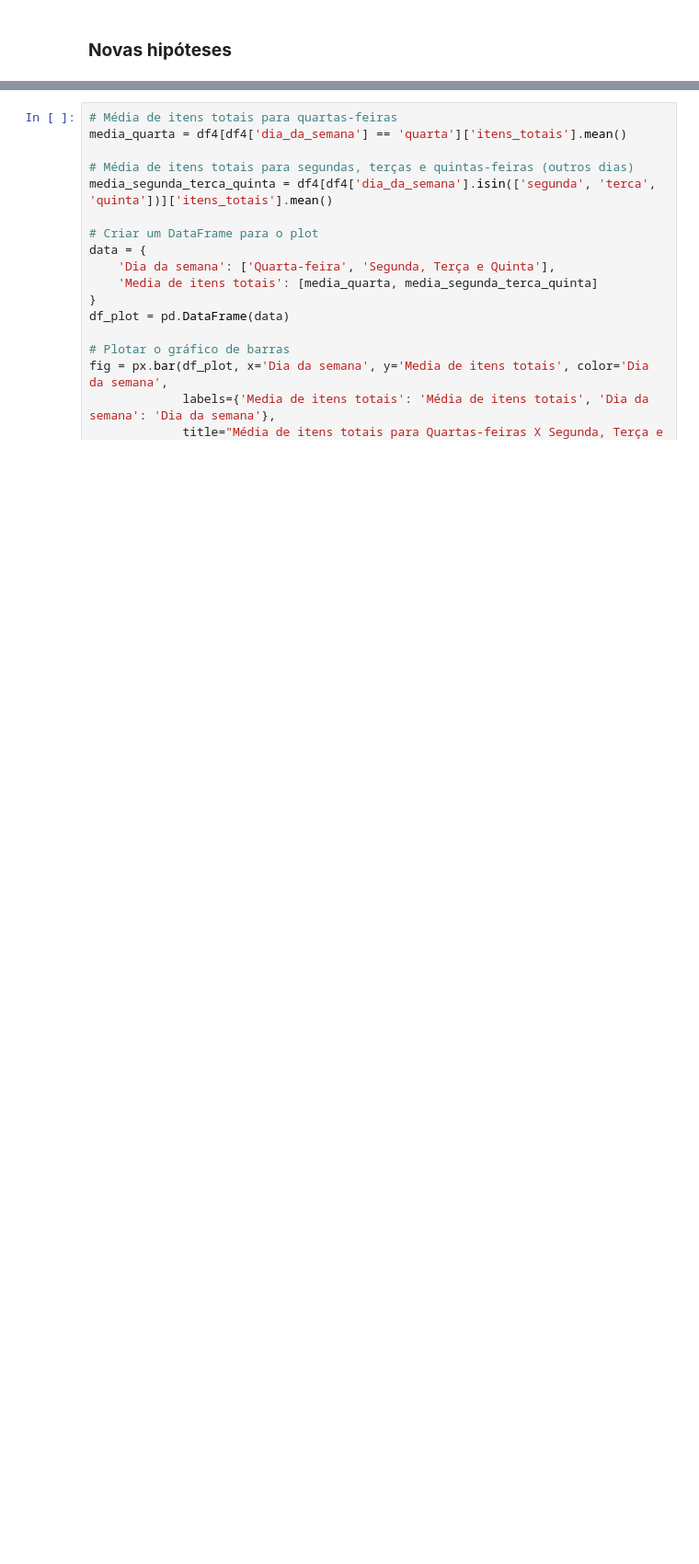
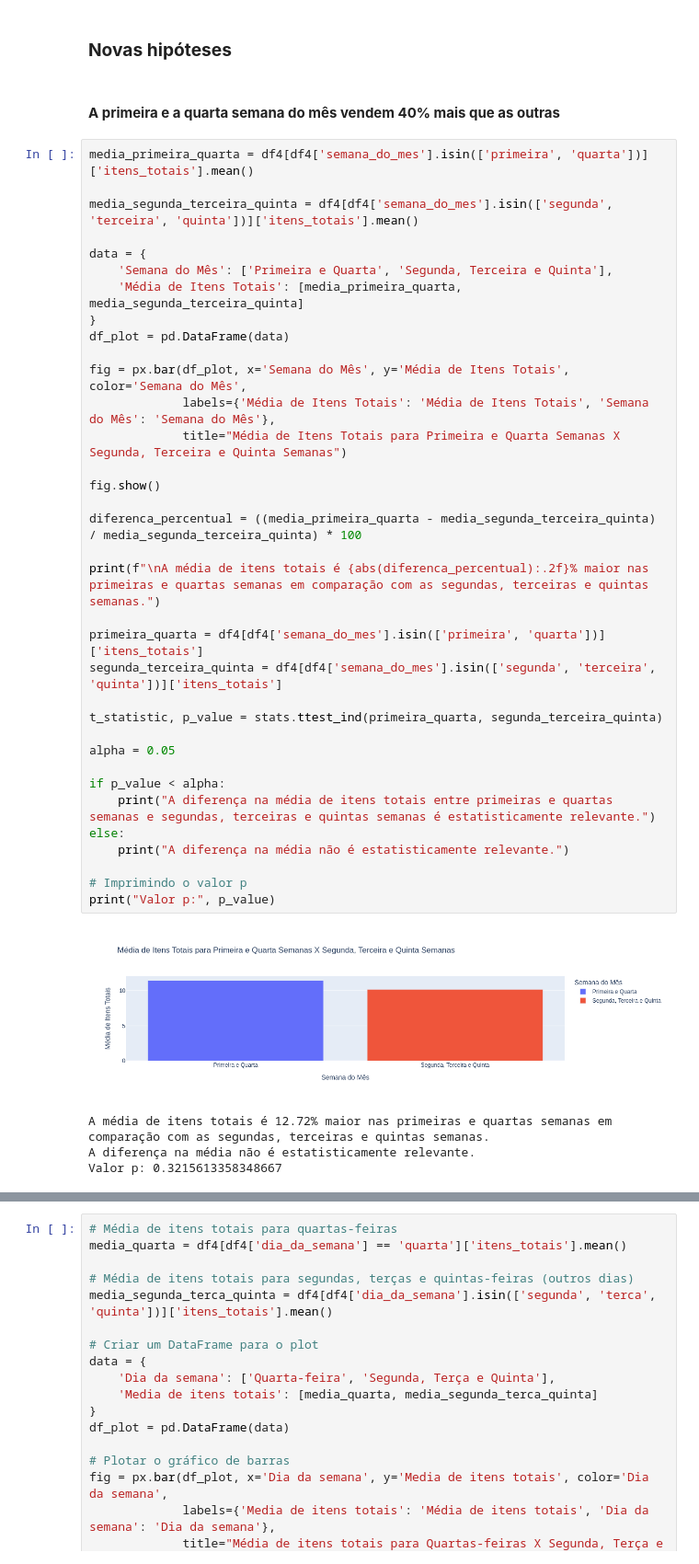
Before and after one commit to Eduardo-95-DS/case_mr_health, a Jupyter notebook: notebooks/Untitled.ipynb, the cells around one changed output, grey strips where cells are left out. Shown at 92% size. Saved outputs shown, nothing was run; the diff lists cells and outputs as text; blank space fills up the shorter version.

```diff
--- a/notebooks/Untitled.ipynb
+++ b/notebooks/Untitled.ipynb
@@ -799,3 +877,45 @@ fig2.show()
 # %% [markdown]
 ### **Novas hipóteses**
+# %% [markdown]
+#### **A primeira e a quarta semana do mês vendem 40% mais que as outras**
+# %%
+media_primeira_quarta = df4[df4['semana_do_mes'].isin(['primeira', 'quarta'])]['itens_totais'].mean()
+
+media_segunda_terceira_quinta = df4[df4['semana_do_mes'].isin(['segunda', 'terceira', 'quinta'])]['itens_totais'].mean()
+
+data = {
+    'Semana do Mês': ['Primeira e Quarta', 'Segunda, Terceira e Quinta'],
+    'Média de Itens Totais': [media_primeira_quarta, media_segunda_terceira_quinta]
+}
+df_plot = pd.DataFrame(data)
+
+fig = px.bar(df_plot, x='Semana do Mês', y='Média de Itens Totais', color='Semana do Mês',
+             labels={'Média de Itens Totais': 'Média de Itens Totais', 'Semana do Mês': 'Semana do Mês'},
+             title="Média de Itens Totais para Primeira e Quarta Semanas X Segunda, Terceira e Quinta Semanas")
+
+fig.show()
+
+diferenca_percentual = ((media_primeira_quarta - media_segunda_terceira_quinta) / media_segunda_terceira_quinta) * 100
+
+print(f"\nA média de itens totais é {abs(diferenca_percentual):.2f}% maior nas primeiras e quartas semanas em comparação com as segundas, terceiras e quintas semanas.")
+
+primeira_quarta = df4[df4['semana_do_mes'].isin(['primeira', 'quarta'])]['itens_totais']
+segunda_terceira_quinta = df4[df4['semana_do_mes'].isin(['segunda', 'terceira', 'quinta'])]['itens_totais']
+
+t_statistic, p_value = stats.ttest_ind(primeira_quarta, segunda_terceira_quinta)
+
+alpha = 0.05
+
+if p_value < alpha:
+    print("A diferença na média de itens totais entre primeiras e quartas semanas e segundas, terceiras e quintas semanas é estatisticamente relevante.")
+else:
+    print("A diferença na média não é estatisticamente relevante.")
+
+# Imprimindo o valor p
+print("Valor p:", p_value)
+# %% [output]
+[figure, added]
+A média de itens totais é 12.72% maior nas primeiras e quartas semanas em comparação com as segundas, terceiras e quintas semanas.
+A diferença na média não é estatisticamente relevante.
+Valor p: 0.3215613358348667
 # %% [markdown]
```
Also changed, not shown: parts of 31 cells of this notebook, 1 other file.
